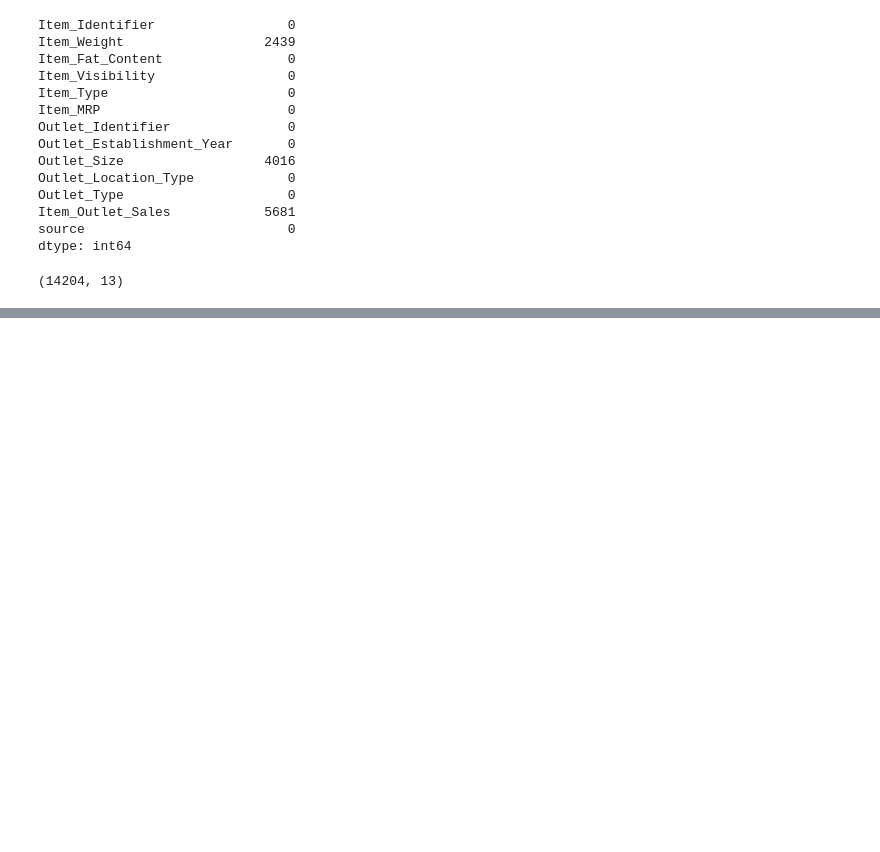
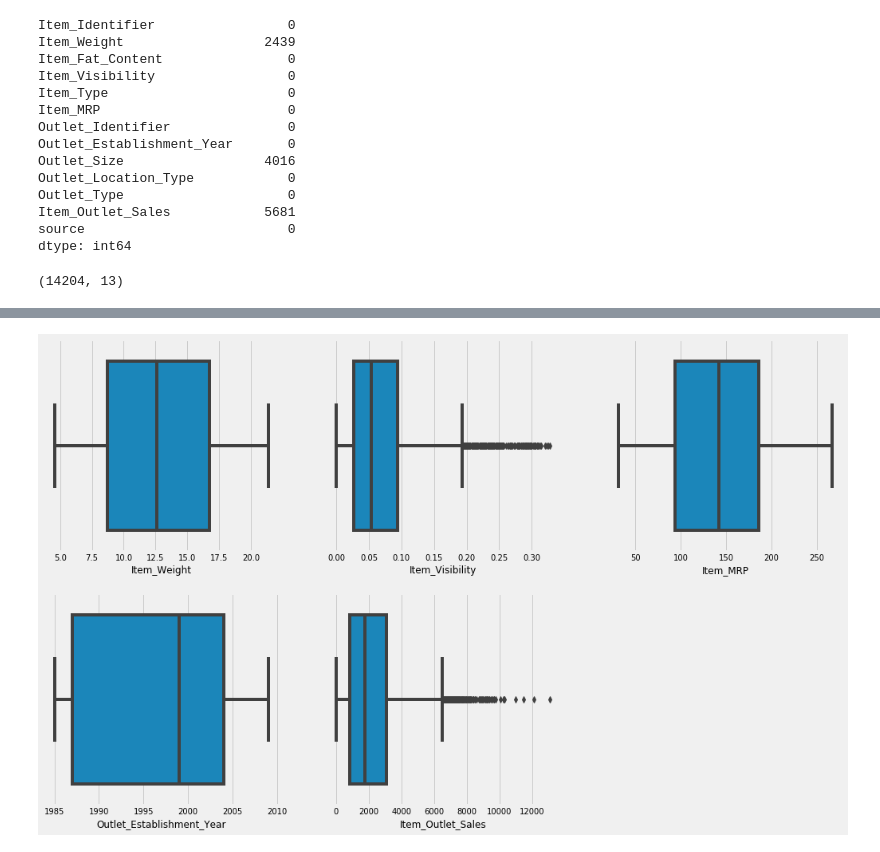
Before and after one commit to sakhawath19/Python, a Jupyter notebook: projects/sell_prediction/sell_prediction.ipynb, the cells around one changed output, grey strips where cells are left out. Drawn from its saved outputs; the diff is of its cells as text; code cells hidden in the pictures; blank space fills up the shorter version.

```diff
--- a/projects/sell_prediction/sell_prediction.ipynb
+++ b/projects/sell_prediction/sell_prediction.ipynb
@@ -121,0 +171,10 @@ df.describe().T
+# %%
+fig_box, ax_box = plt.subplots(2, 3, figsize=(16,10))
+sns.boxplot(df[numeric_cols[0]].dropna(), ax=ax_box[0][0])
+sns.boxplot(df[numeric_cols[1]].dropna(), ax=ax_box[0][1])
+sns.boxplot(df[numeric_cols[2]].dropna(), ax=ax_box[0][2])
+sns.boxplot(df[numeric_cols[3]].dropna(), ax=ax_box[1][0])
+sns.boxplot(df[numeric_cols[4]].dropna(), ax=ax_box[1][1])
+fig_box.delaxes(ax_box[1][2])
+# %% [output]
+[figure, added]
```
Also changed, not shown: parts of 17 cells of this notebook.
